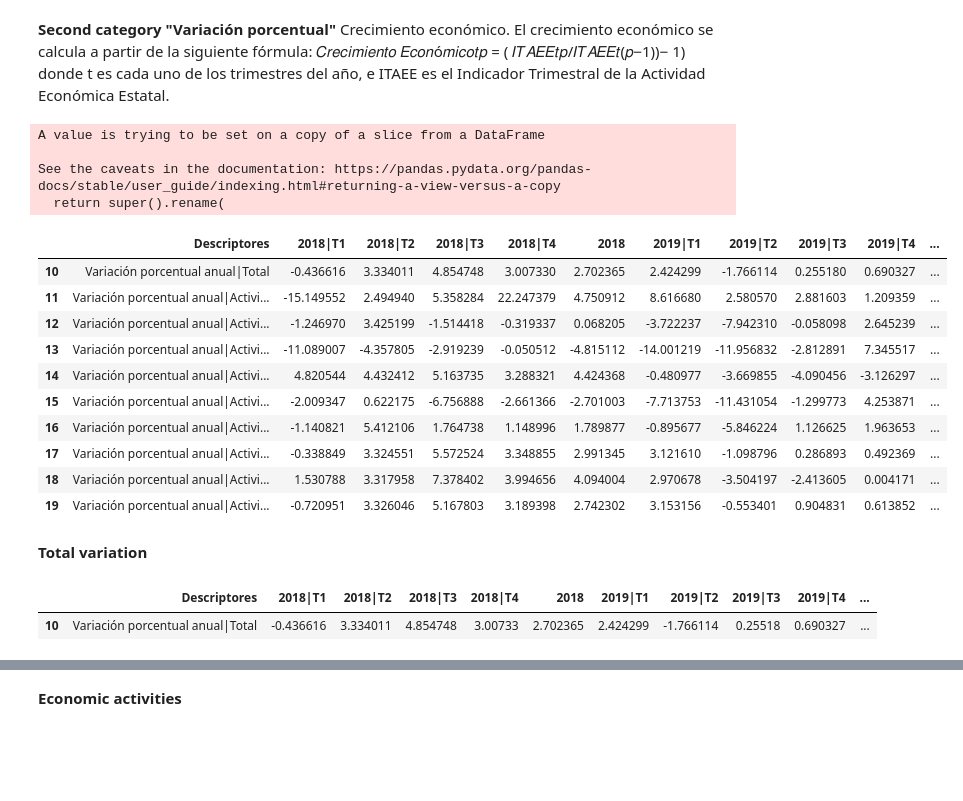
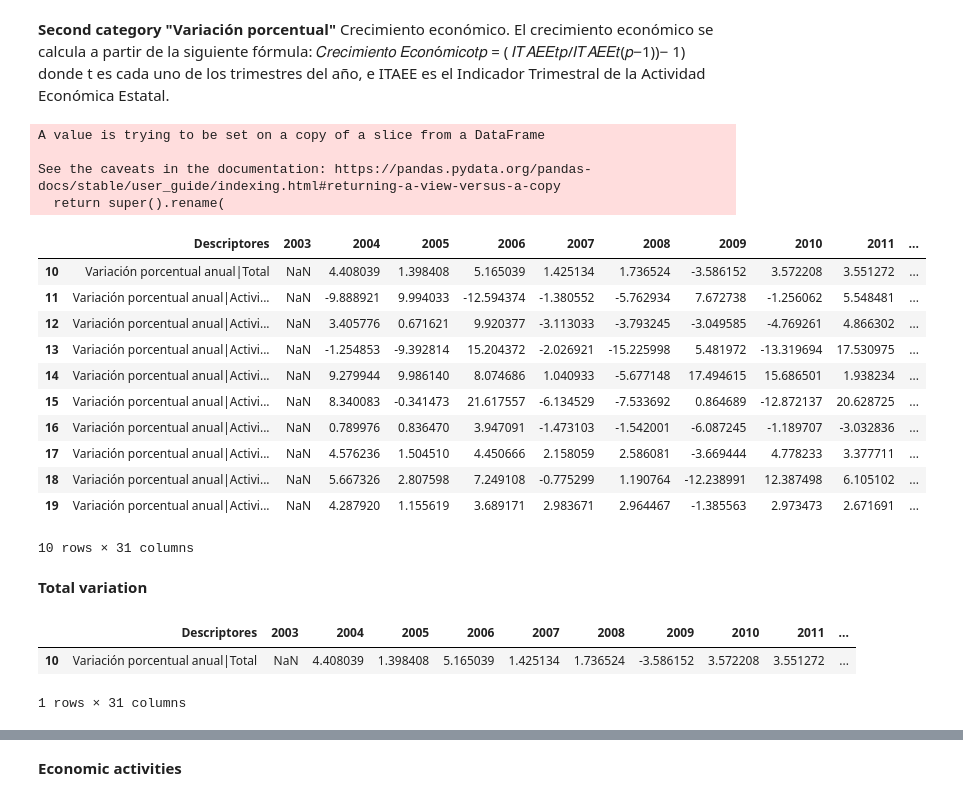
Before and after one commit to martinsingla/data-project, a Jupyter notebook: ec_activity.ipynb, the cells around one changed output, grey strips where cells are left out. Drawn from its saved outputs; the diff is of its cells as text; code cells hidden in the pictures; blank space fills up the shorter version.

```diff
--- a/ec_activity.ipynb
+++ b/ec_activity.ipynb
@@ -67,7 +67,8 @@ Descriptores     object
 Length: 91, dtype: object
 # %%
 # Extract only columns
-reduced_itaee = itaee_data.loc[:, ['Descriptores','2018|T1','2018|T2', '2018|T3', '2018|T4', '2018|Anual',
+reduced_itaee = itaee_data.loc[:, ['Descriptores','2003|Anual', '2004|Anual', '2005|Anual', '2006|Anual', '2007|Anual', '2008|Anual','2009|Anual','2010|Anual', '2011|Anual',
+'2012|Anual', '2013|Anual', '2014|Anual',  '2015|Anual', '2016|Anual', '2017|Anual','2018|T1','2018|T2', '2018|T3', '2018|T4', '2018|Anual',
                                    '2019|T1', '2019|T2', '2019|T3', '2019|T4', '2019|Anual',
                                    '2020|T1<R>', '2020|T2<R>', '2020|T3<R>', '2020|T4<P>', '2020|Anual']]
 reduced_itaee.head()
@@ -107,28 +110,30 @@ Crecimiento económico. El crecimiento económico se calcula a partir de la sigu
 # %%
 #Extract only rows that cointains'Variación porcentual'
 variation_percentage = reduced_itaee.loc[reduced_itaee['Descriptores'].str.contains('Variación porcentual')]
 
-variation_percentage.rename({'2018|Anual':'2018','2019|Anual':'2019','2020|Anual':'2020',
-                                     '2020|T1<R>': '2020|T1', '2020|T2<R>': '2020|T2','2020|T3<R>':'2020|T3',
-                                    '2020|T4<P>':'2020|T4'},  axis='columns', inplace = True)
+variation_percentage.rename({'2003|Anual':'2003', '2004|Anual':'2004', '2005|Anual':'2005', '2006|Anual':'2006', '2007|Anual':'2007', '2008|Anual':'2008','2009|Anual':'2009','2010|Anual':'2010', '2011|Anual':'2011', '2012|Anual':'2012', '2013|Anual':'2013',
+                             '2014|Anual':'2014',  '2015|Anual':'2015', '2016|Anual':'2016', '2017|Anual':'2017', '2018|Anual':'2018','2019|Anual':'2019','2020|Anual':'2020',
+                             '2020|T1<R>': '2020|T1', '2020|T2<R>': '2020|T2','2020|T3<R>':'2020|T3',
+                             '2020|T4<P>':'2020|T4'},  axis='columns', inplace = True)
 
 variation_percentage
 # %% [output]
 A value is trying to be set on a copy of a slice from a DataFrame
 
 See the caveats in the documentation: https://pandas.pydata.org/pandas-docs/stable/user_guide/indexing.html#returning-a-view-versus-a-copy
   return super().rename(
-|  | Descriptores | 2018|T1 | 2018|T2 | 2018|T3 | 2018|T4 | 2018 | 2019|T1 | 2019|T2 | 2019|T3 | 2019|T4 | ... |
-| 10 | Variación porcentual anual|Total | -0.436616 | 3.334011 | 4.854748 | 3.007330 | 2.702365 | 2.424299 | -1.766114 | 0.255180 | 0.690327 | ... |
-| 11 | Variación porcentual anual|Activi... | -15.149552 | 2.494940 | 5.358284 | 22.247379 | 4.750912 | 8.616680 | 2.580570 | 2.881603 | 1.209359 | ... |
-| 12 | Variación porcentual anual|Activi... | -1.246970 | 3.425199 | -1.514418 | -0.319337 | 0.068205 | -3.722237 | -7.942310 | -0.058098 | 2.645239 | ... |
-| 13 | Variación porcentual anual|Activi... | -11.089007 | -4.357805 | -2.919239 | -0.050512 | -4.815112 | -14.001219 | -11.956832 | -2.812891 | 7.345517 | ... |
-| 14 | Variación porcentual anual|Activi... | 4.820544 | 4.432412 | 5.163735 | 3.288321 | 4.424368 | -0.480977 | -3.669855 | -4.090456 | -3.126297 | ... |
-| 15 | Variación porcentual anual|Activi... | -2.009347 | 0.622175 | -6.756888 | -2.661366 | -2.701003 | -7.713753 | -11.431054 | -1.299773 | 4.253871 | ... |
-| 16 | Variación porcentual anual|Activi... | -1.140821 | 5.412106 | 1.764738 | 1.148996 | 1.789877 | -0.895677 | -5.846224 | 1.126625 | 1.963653 | ... |
-| 17 | Variación porcentual anual|Activi... | -0.338849 | 3.324551 | 5.572524 | 3.348855 | 2.991345 | 3.121610 | -1.098796 | 0.286893 | 0.492369 | ... |
-| 18 | Variación porcentual anual|Activi... | 1.530788 | 3.317958 | 7.378402 | 3.994656 | 4.094004 | 2.970678 | -3.504197 | -2.413605 | 0.004171 | ... |
-| 19 | Variación porcentual anual|Activi... | -0.720951 | 3.326046 | 5.167803 | 3.189398 | 2.742302 | 3.153156 | -0.553401 | 0.904831 | 0.613852 | ... |
+|  | Descriptores | 2003 | 2004 | 2005 | 2006 | 2007 | 2008 | 2009 | 2010 | 2011 | ... |
+| 10 | Variación porcentual anual|Total | NaN | 4.408039 | 1.398408 | 5.165039 | 1.425134 | 1.736524 | -3.586152 | 3.572208 | 3.551272 | ... |
+| 11 | Variación porcentual anual|Activi... | NaN | -9.888921 | 9.994033 | -12.594374 | -1.380552 | -5.762934 | 7.672738 | -1.256062 | 5.548481 | ... |
+| 12 | Variación porcentual anual|Activi... | NaN | 3.405776 | 0.671621 | 9.920377 | -3.113033 | -3.793245 | -3.049585 | -4.769261 | 4.866302 | ... |
+| 13 | Variación porcentual anual|Activi... | NaN | -1.254853 | -9.392814 | 15.204372 | -2.026921 | -15.225998 | 5.481972 | -13.319694 | 17.530975 | ... |
+| 14 | Variación porcentual anual|Activi... | NaN | 9.279944 | 9.986140 | 8.074686 | 1.040933 | -5.677148 | 17.494615 | 15.686501 | 1.938234 | ... |
+| 15 | Variación porcentual anual|Activi... | NaN | 8.340083 | -0.341473 | 21.617557 | -6.134529 | -7.533692 | 0.864689 | -12.872137 | 20.628725 | ... |
+| 16 | Variación porcentual anual|Activi... | NaN | 0.789976 | 0.836470 | 3.947091 | -1.473103 | -1.542001 | -6.087245 | -1.189707 | -3.032836 | ... |
+| 17 | Variación porcentual anual|Activi... | NaN | 4.576236 | 1.504510 | 4.450666 | 2.158059 | 2.586081 | -3.669444 | 4.778233 | 3.377711 | ... |
+| 18 | Variación porcentual anual|Activi... | NaN | 5.667326 | 2.807598 | 7.249108 | -0.775299 | 1.190764 | -12.238991 | 12.387498 | 6.105102 | ... |
+| 19 | Variación porcentual anual|Activi... | NaN | 4.287920 | 1.155619 | 3.689171 | 2.983671 | 2.964467 | -1.385563 | 2.973473 | 2.671691 | ... |
+10 rows × 31 columns
 # %% [markdown]
 **Total variation**
 # %%
@@ -136,8 +141,9 @@ See the caveats in the documentation: https://pandas.pydata.org/pandas-docs/stab
 var_tot = variation_percentage.loc[(variation_percentage['Descriptores'] == 'Variación porcentual anual|Total')]
 var_tot.head()
 # %% [output]
-|  | Descriptores | 2018|T1 | 2018|T2 | 2018|T3 | 2018|T4 | 2018 | 2019|T1 | 2019|T2 | 2019|T3 | 2019|T4 | ... |
-| 10 | Variación porcentual anual|Total | -0.436616 | 3.334011 | 4.854748 | 3.00733 | 2.702365 | 2.424299 | -1.766114 | 0.25518 | 0.690327 | ... |
+|  | Descriptores | 2003 | 2004 | 2005 | 2006 | 2007 | 2008 | 2009 | 2010 | 2011 | ... |
+| 10 | Variación porcentual anual|Total | NaN | 4.408039 | 1.398408 | 5.165039 | 1.425134 | 1.736524 | -3.586152 | 3.572208 | 3.551272 | ... |
+1 rows × 31 columns
 # %%
 #Extract only quarter columns
 trim_var_total = var_tot.loc[:, ['Descriptores','2018|T1','2018|T2', '2018|T3', '2018|T4',
```
Also changed, not shown: parts of 8 cells of this notebook, 5 other files.
